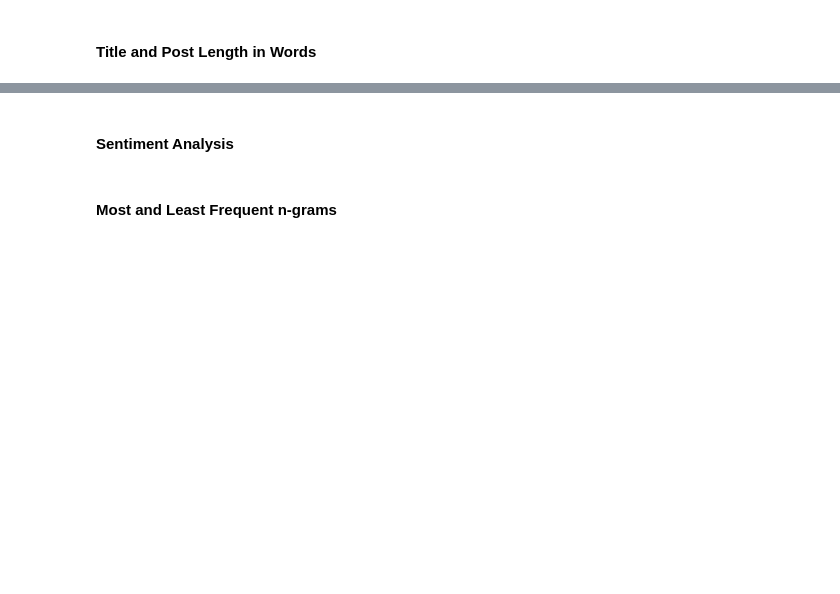
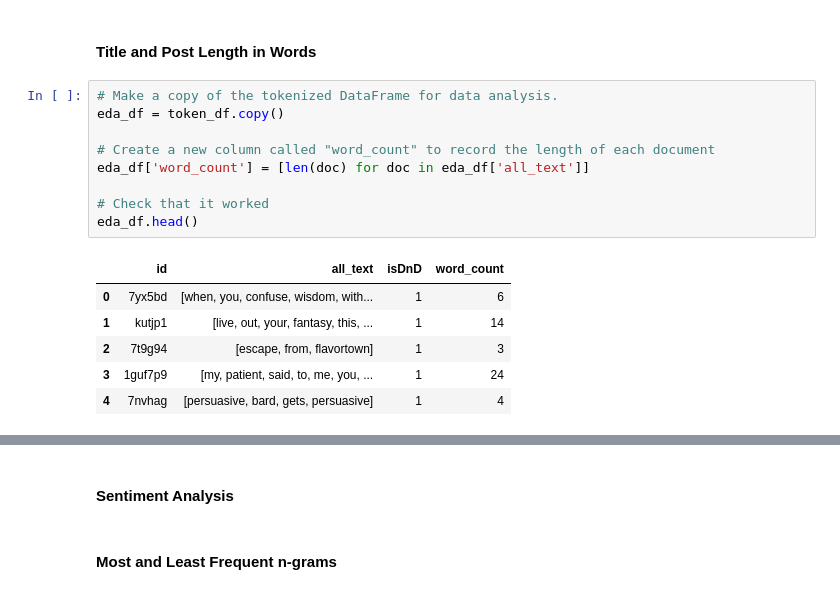
Before and after one commit to dmehta94/project-3-reddit-nlp-litigation-analysis, a Jupyter notebook: code/analysis.ipynb, the cells around one changed output, grey strips where cells are left out. Drawn from its saved outputs; the diff is of its cells as text; blank space fills up the shorter version.

```diff
--- a/code/analysis.ipynb
+++ b/code/analysis.ipynb
@@ -221,2 +264,18 @@ With the data combined, we can isolate the text and normalize it. In particular,
 # %% [markdown]
 #### Title and Post Length in Words
+# %%
+# Make a copy of the tokenized DataFrame for data analysis.
+eda_df = token_df.copy()
+
+# Create a new column called "word_count" to record the length of each document
+eda_df['word_count'] = [len(doc) for doc in eda_df['all_text']]
+
+# Check that it worked
+eda_df.head()
+# %% [output]
+|  | id | all_text | isDnD | word_count |
+| 0 | 7yx5bd | [when, you, confuse, wisdom, with... | 1 | 6 |
+| 1 | kutjp1 | [live, out, your, fantasy, this, ... | 1 | 14 |
+| 2 | 7t9g94 | [escape, from, flavortown] | 1 | 3 |
+| 3 | 1guf7p9 | [my, patient, said, to, me, you, ... | 1 | 24 |
+| 4 | 7nvhag | [persuasive, bard, gets, persuasive] | 1 | 4 |
```
Also changed, not shown: parts of 14 cells of this notebook.
